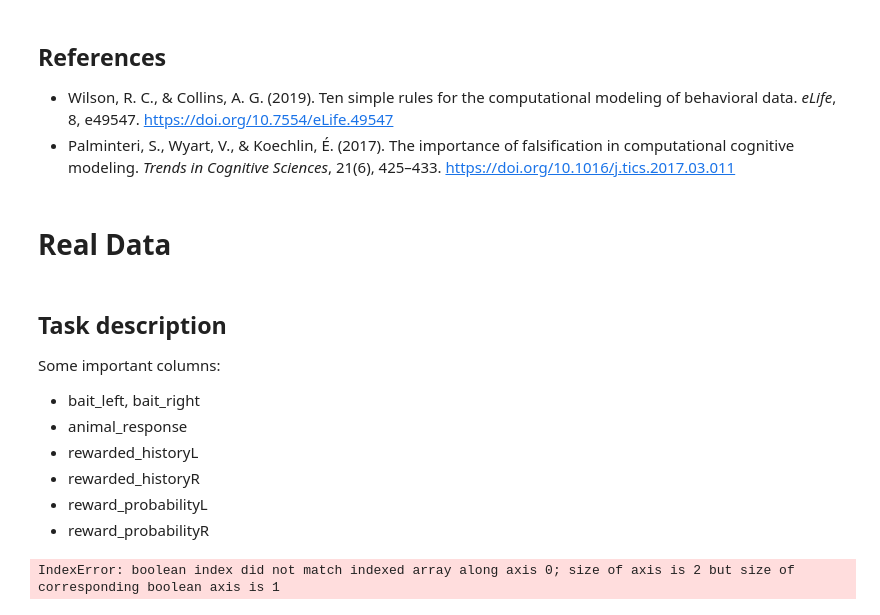
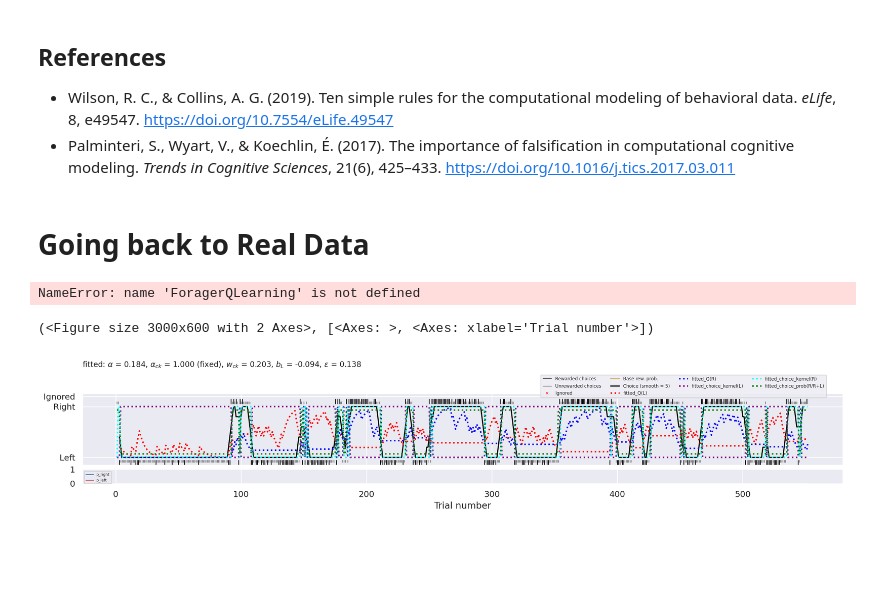
Before and after one commit to AllenSWDB/SWDB_2025_Dynamical_Systems, a Jupyter notebook: code/Workshop-2-Model-Fitting.ipynb, the cells around one changed output. Saved outputs shown, nothing was run; the diff lists cells and outputs as text; code cells hidden in the pictures; blank space fills up the shorter version.

Commit message:
move load data to beginning

```diff
--- a/code/Workshop-2-Model-Fitting.ipynb
+++ b/code/Workshop-2-Model-Fitting.ipynb
@@ -25 +144,6 @@ add statsmodels, seaborn  to pip install
+# %%
+baiting, choice_history, reward_history,_,autowater_offered,random_number = get_history_from_nwb(nwb)
+ignored = np.isnan(choice_history)
+choice_history_real_data = choice_history[~ignored]
+reward_history_real_data = reward_history[~ignored].to_numpy()
 # %% [markdown]
@@ -972,4 +1081,4 @@ the shape of y is  (997,)
 - Wilson, R. C., & Collins, A. G. (2019). Ten simple rules for the computational modeling of behavioral data. *eLife*, 8, e49547. https://doi.org/10.7554/eLife.49547
 - Palminteri, S., Wyart, V., & Koechlin, É. (2017). The importance of falsification in computational cognitive modeling. *Trends in Cognitive Sciences*, 21(6), 425–433. https://doi.org/10.1016/j.tics.2017.03.011
 # %% [markdown]
-# Real Data
+# Going back to Real Data
@@ -1045,10 +1084,0 @@ df_trial.head()
-# %% [markdown]
-## Task description
-
-Some important columns:
-- bait_left, bait_right
-- animal_response
-- rewarded_historyL
-- rewarded_historyR
-- reward_probabilityL
-- reward_probabilityR
@@ -1057,6 +1085,17 @@ baiting, choice_history, reward_history,_,autowater_offered,random_number = get_
-# %%
-ignored = np.isnan(choice_history)
-choice_history = choice_history[~ignored]
-reward_history = reward_history[~ignored].to_numpy()
-# %% [output]
-IndexError: boolean index did not match indexed array along axis 0; size of axis is 2 but size of corresponding boolean axis is 1
+# %%
+# we initialize a Q learning forager
+forager = ForagerQLearning(number_of_learning_rate=1,number_of_forget_rate=0, choice_kernel = 'one_step', action_selection = 'epsilon-greedy')
+# Fit the model to recover parameters
+forager.fit(
+    choice_history_real_data,
+    reward_history_real_data,
+    DE_kwargs=dict(workers=4, disp=True, seed=np.random.default_rng(42)),
+    k_fold_cross_validation=None,
+)
+# %% [output]
+NameError: name 'ForagerQLearning' is not defined
+# %%
+forager.plot_fitted_session(if_plot_latent=True)
+# %% [output]
+(<Figure size 3000x600 with 2 Axes>, [<Axes: >, <Axes: xlabel='Trial number'>])
+[figure, added]
```
Also changed, not shown: parts of 33 cells of this notebook, 3 other files.
